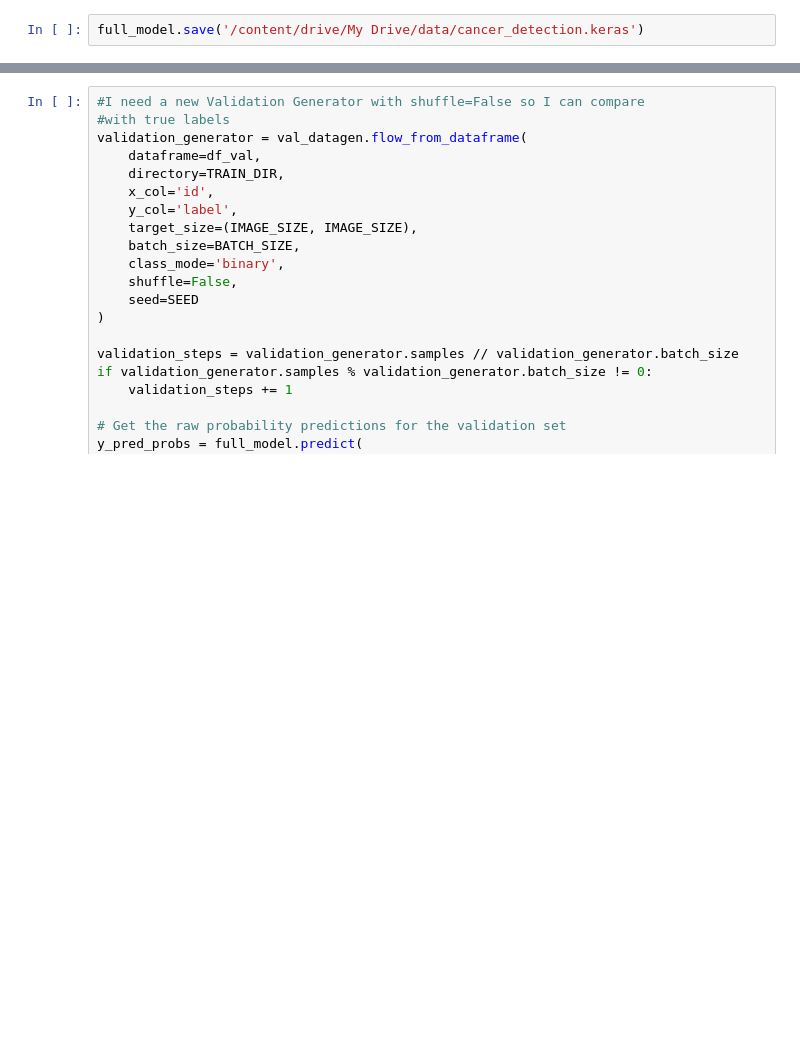
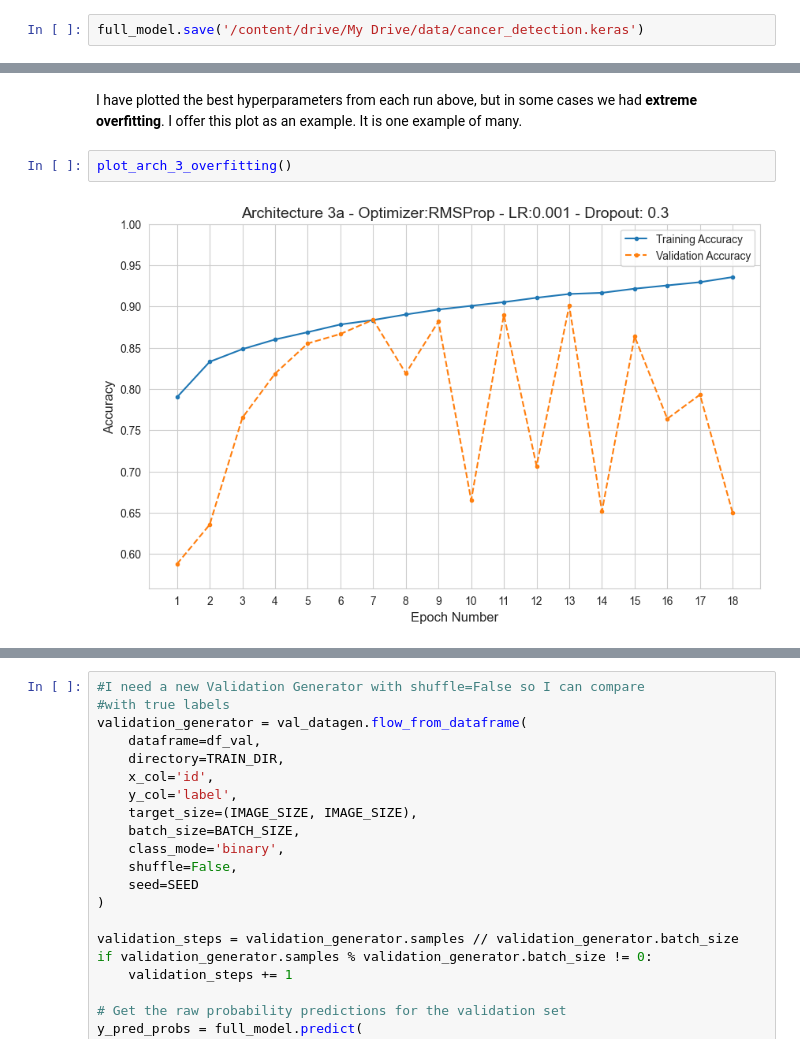
Before and after one commit to seanpritchard94/cancer-detection, a Jupyter notebook: cancer_detection.ipynb, the cells around one changed output, grey strips where cells are left out. Drawn from its saved outputs; the diff is of its cells as text; blank space fills up the shorter version.

```diff
--- a/cancer_detection.ipynb
+++ b/cancer_detection.ipynb
@@ -1315,0 +1281,6 @@ full_model = model
+# %% [markdown]
+I have plotted the best hyperparameters from each run above, but in some cases we had **extreme overfitting**. I offer this plot as an example. It is one example of many.
+# %%
+plot_arch_3_overfitting()
+# %% [output]
+[figure, added]
```
Also changed, not shown: parts of 33 cells of this notebook.
